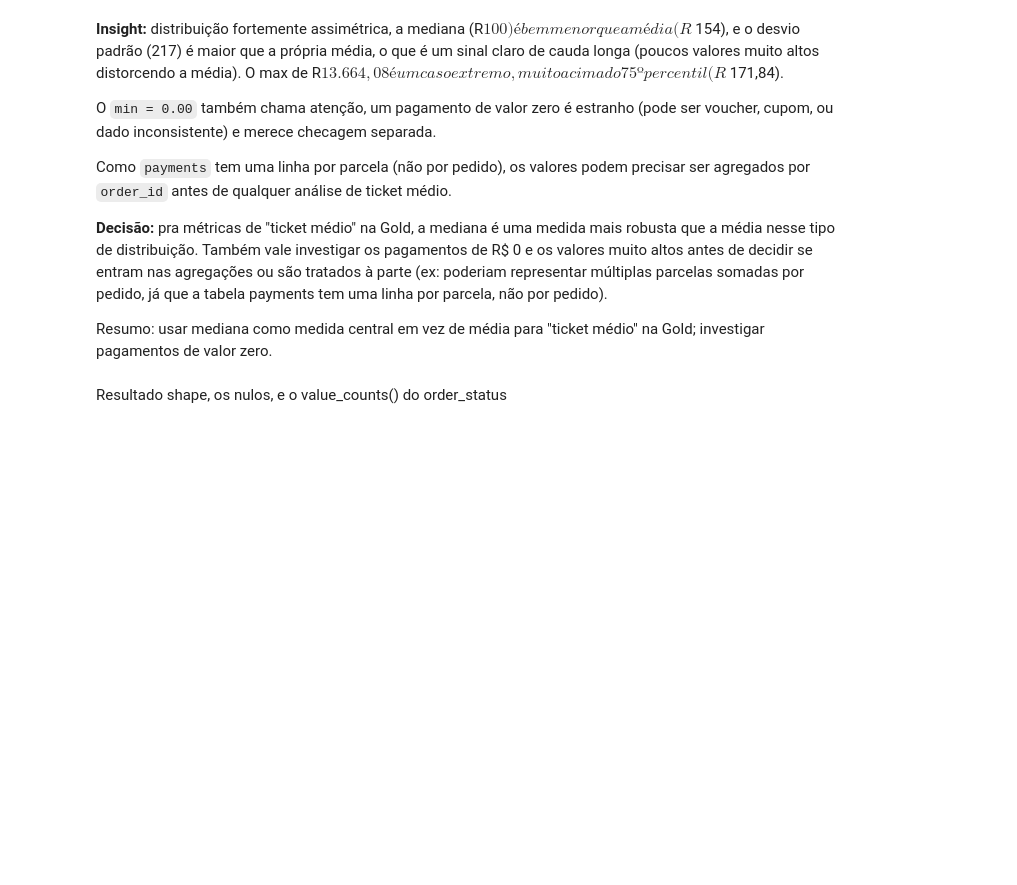
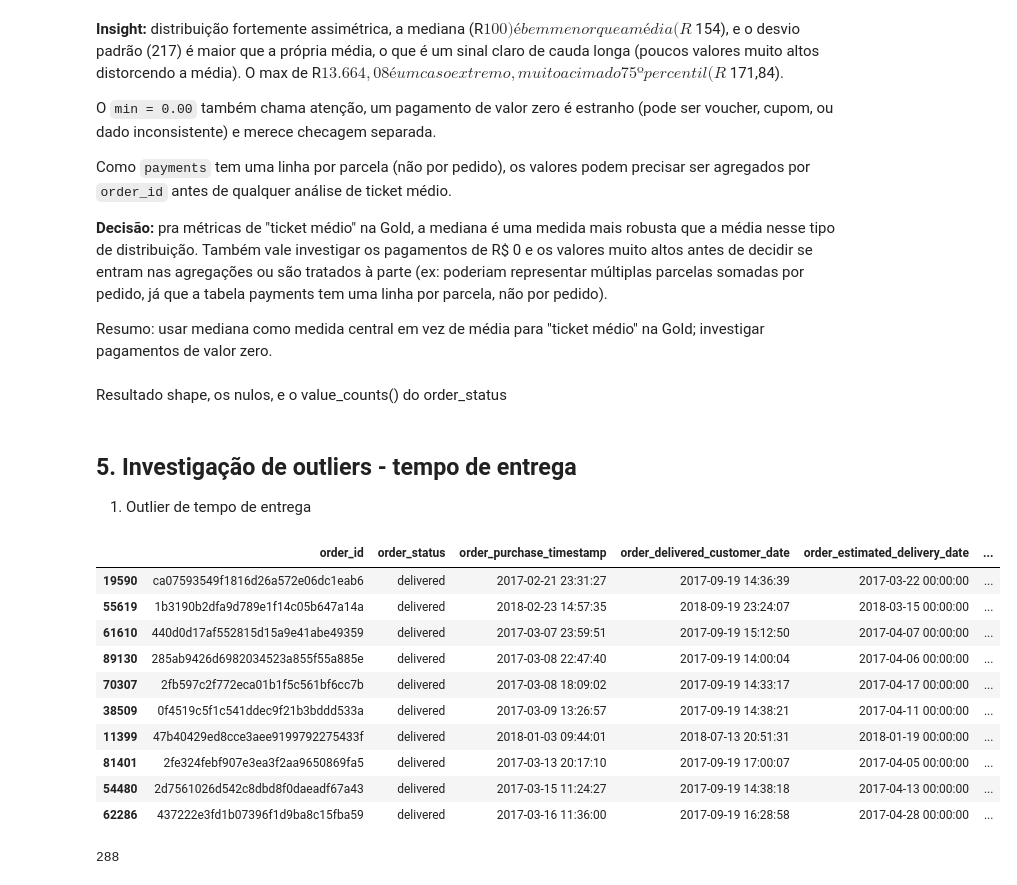
Before and after one commit to RegiMaria/ETL-Olist-E-commerce, a Jupyter notebook: notebooks/01_eda.ipynb, the cells around one changed output. Drawn from its saved outputs; the diff is of its cells as text; code cells hidden in the pictures; blank space fills up the shorter version.

Commit message:
docs: investiga outlier de tempo de entrega (padrao de entrega em lote)

```diff
--- a/notebooks/01_eda.ipynb
+++ b/notebooks/01_eda.ipynb
@@ -244,3 +244,31 @@ de ticket médio.
 Resumo: usar mediana como medida central em vez de média para "ticket médio" na Gold; investigar pagamentos de valor zero.
 # %% [markdown]
 Resultado shape, os nulos, e o value_counts() do order_status
+# %% [markdown]
+## 5. Investigação de outliers - tempo de entrega
+1. Outlier de tempo de entrega
+# %%
+outlier_entrega = orders[orders["tempo_entrega_dias"] > 60].sort_values(
+    "tempo_entrega_dias", ascending=False
+)
+outlier_entrega[[
+    "order_id", "order_status", "order_purchase_timestamp",
+    "order_delivered_customer_date", "order_estimated_delivery_date",
+    "tempo_entrega_dias"
+]].head(10)
+# %% [output]
+|  | order_id | order_status | order_purchase_timestamp | order_delivered_customer_date | order_estimated_delivery_date | ... |
+| 19590 | ca07593549f1816d26a572e06dc1eab6 | delivered | 2017-02-21 23:31:27 | 2017-09-19 14:36:39 | 2017-03-22 00:00:00 | ... |
+| 55619 | 1b3190b2dfa9d789e1f14c05b647a14a | delivered | 2018-02-23 14:57:35 | 2018-09-19 23:24:07 | 2018-03-15 00:00:00 | ... |
+| 61610 | 440d0d17af552815d15a9e41abe49359 | delivered | 2017-03-07 23:59:51 | 2017-09-19 15:12:50 | 2017-04-07 00:00:00 | ... |
+| 89130 | 285ab9426d6982034523a855f55a885e | delivered | 2017-03-08 22:47:40 | 2017-09-19 14:00:04 | 2017-04-06 00:00:00 | ... |
+| 70307 | 2fb597c2f772eca01b1f5c561bf6cc7b | delivered | 2017-03-08 18:09:02 | 2017-09-19 14:33:17 | 2017-04-17 00:00:00 | ... |
+| 38509 | 0f4519c5f1c541ddec9f21b3bddd533a | delivered | 2017-03-09 13:26:57 | 2017-09-19 14:38:21 | 2017-04-11 00:00:00 | ... |
+| 11399 | 47b40429ed8cce3aee9199792275433f | delivered | 2018-01-03 09:44:01 | 2018-07-13 20:51:31 | 2018-01-19 00:00:00 | ... |
+| 81401 | 2fe324febf907e3ea3f2aa9650869fa5 | delivered | 2017-03-13 20:17:10 | 2017-09-19 17:00:07 | 2017-04-05 00:00:00 | ... |
+| 54480 | 2d7561026d542c8dbd8f0daeadf67a43 | delivered | 2017-03-15 11:24:27 | 2017-09-19 14:38:18 | 2017-04-13 00:00:00 | ... |
+| 62286 | 437222e3fd1b07396f1d9ba8c15fba59 | delivered | 2017-03-16 11:36:00 | 2017-09-19 16:28:58 | 2017-04-28 00:00:00 | ... |
+# %%
+outlier_entrega.shape[0]
+# %% [output]
+288
```
Also changed, not shown: parts of 2 cells of this notebook.
